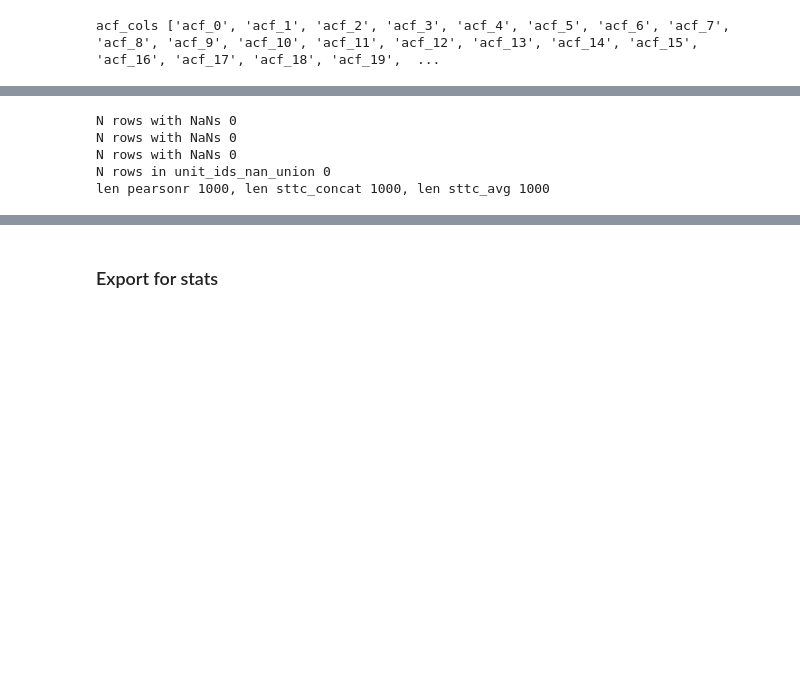
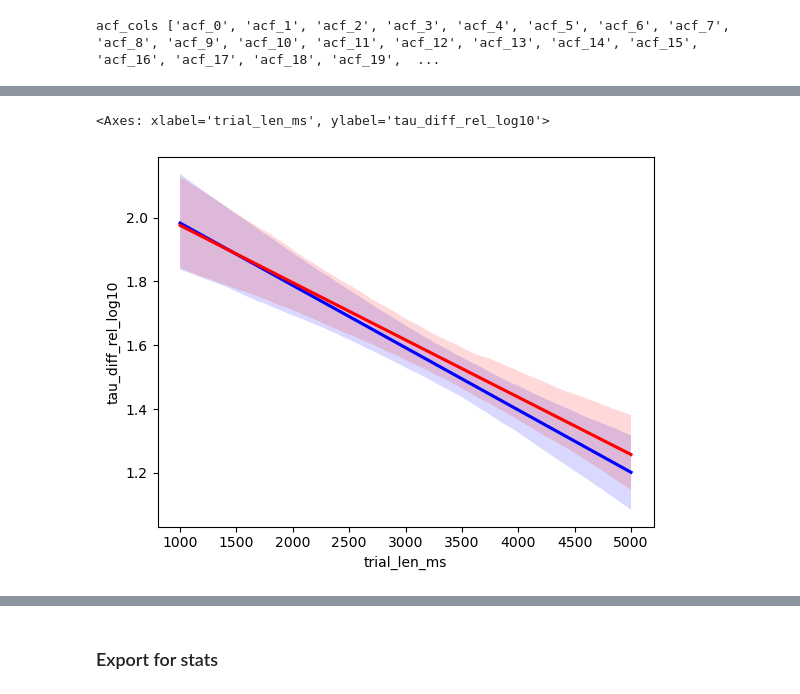
Before and after one commit to iinnpp/isttc, a Jupyter notebook: notebooks/synthetic/plot_taus_var_trials_dataset.ipynb, the cells around one changed output, grey strips where cells are left out. Cells and saved outputs as stored; diff of their text form; code cells hidden in the pictures; blank space fills up the shorter version.

```diff
--- a/notebooks/synthetic/plot_taus_var_trials_dataset.ipynb
+++ b/notebooks/synthetic/plot_taus_var_trials_dataset.ipynb
@@ -152,3 +166,11 @@ N rows with NaNs 2993
+# %%
+sns.regplot(x='trial_len_ms', y='tau_diff_rel_log10', data=sttc_trial_concat_plot_df,
+            scatter=None, color='blue')
+sns.regplot(x='trial_len_ms', y='tau_diff_rel_log10', data=pearsontr_trial_avg_plot_df,
+            scatter=None, color='red')
+# %% [output]
+<Axes: xlabel='trial_len_ms', ylabel='tau_diff_rel_log10'>
+[figure, added]
 # %%
 # check for NaNs and for a long df remove rows with NaNs (if for a unit one method failed than remove it)
 
@@ -160,13 +182,13 @@ rows_with_nans_isttc_concat_df = sttc_trial_concat_plot_df[sttc_trial_concat_plo
 n_rows_with_nan_isttc_concat = len(rows_with_nans_isttc_concat_df)
 print(f'N rows with NaNs {n_rows_with_nan_isttc_concat}')
 
-rows_with_nans_isttc_avg_df = sttc_trial_avg_plot_df[sttc_trial_avg_plot_df.isna().any(axis=1)]
-n_rows_with_nan_isttc_avg = len(rows_with_nans_isttc_avg_df)
-print(f'N rows with NaNs {n_rows_with_nan_isttc_avg}')
+# rows_with_nans_isttc_avg_df = sttc_trial_avg_plot_df[sttc_trial_avg_plot_df.isna().any(axis=1)]
+# n_rows_with_nan_isttc_avg = len(rows_with_nans_isttc_avg_df)
+# print(f'N rows with NaNs {n_rows_with_nan_isttc_avg}')
 
 pearsonr_nan_unit_ids = rows_with_nans_pearsonr_df['unit_id'].values
 sttc_concat_nan_unit_ids = rows_with_nans_isttc_concat_df['unit_id'].values
-sttc_avg_nan_unit_ids = rows_with_nans_isttc_avg_df['unit_id'].values
+# sttc_avg_nan_unit_ids = rows_with_nans_isttc_avg_df['unit_id'].values
 
 unit_ids_nan_union = set(pearsonr_nan_unit_ids).union(sttc_concat_nan_unit_ids).union(sttc_avg_nan_unit_ids)
 print(f'N rows in unit_ids_nan_union {len(unit_ids_nan_union)}')
@@ -177,12 +199,6 @@ sttc_concat_sans_nans_plot_df = sttc_trial_concat_plot_df[~sttc_trial_concat_plo
 sttc_avg_sans_nans_plot_df = sttc_trial_avg_plot_df[~sttc_trial_avg_plot_df['unit_id'].isin(unit_ids_nan_union)]
 
 print(f'len pearsonr {len(pearsonr_sans_nans_plot_df)}, len sttc_concat {len(sttc_concat_sans_nans_plot_df)}, len sttc_avg {len(sttc_avg_sans_nans_plot_df)}')
-# %% [output]
-N rows with NaNs 0
-N rows with NaNs 0
-N rows with NaNs 0
-N rows in unit_ids_nan_union 0
-len pearsonr 1000, len sttc_concat 1000, len sttc_avg 1000
 # %%
 # check for negative R-square
 
```
Also changed, not shown: parts of 11 cells of this notebook, 1 other file.
